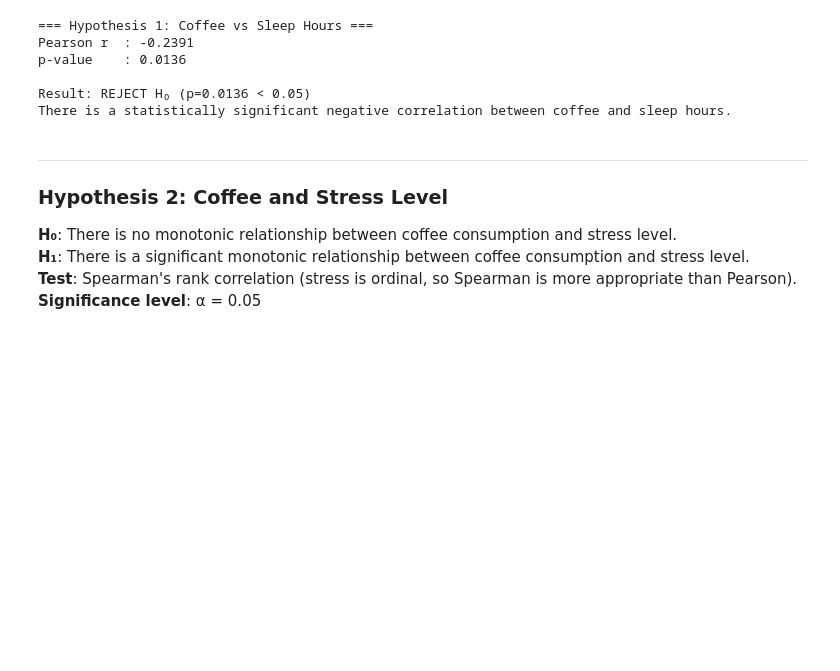
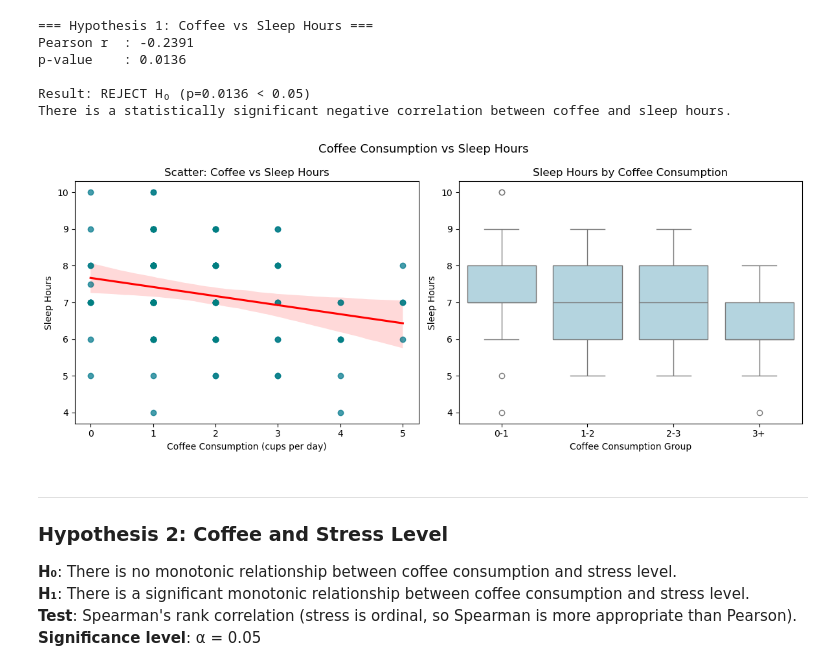
Before and after one commit to Serasb/DSA210-Project, a Jupyter notebook: EDA.ipynb, the cells around one changed output. Drawn from its saved outputs; the diff is of its cells as text; code cells hidden in the pictures; blank space fills up the shorter version.

```diff
--- a/EDA.ipynb
+++ b/EDA.ipynb
@@ -349,6 +349,39 @@ p-value    : 0.0136
 
 Result: REJECT H₀ (p=0.0136 < 0.05)
 There is a statistically significant negative correlation between coffee and sleep hours.
+# %%
+fig, axes = plt.subplots(1, 2, figsize=(12, 5))
+fig.suptitle("Coffee Consumption vs Sleep Hours", fontsize=13)
+sns.regplot(
+    x="coffee",
+    y="sleep_hours",
+    data=df,
+    ax=axes[0],
+    scatter_kws={'alpha': 0.5},
+    line_kws={'color': 'red'}
+)
+# Scatter plot
+axes[0].scatter(df["coffee"], df["sleep_hours"], alpha=0.5, color='teal')
+axes[0].set_xlabel("Coffee Consumption (cups per day)")
+axes[0].set_ylabel("Sleep Hours")
+axes[0].set_title("Scatter: Coffee vs Sleep Hours")
+
+# Box plot: sleep grouped by coffee bins
+df["coffee_bin"] = pd.cut(df["coffee"], bins=[0, 1, 2, 3, 10],
+                         labels=["0-1", "1-2", "2-3", "3+"])
+
+sns.boxplot(x="coffee_bin", y="sleep_hours", data=df, ax=axes[1], color="lightblue")
+axes[1].set_title("Sleep Hours by Coffee Consumption")
+axes[1].set_xlabel("Coffee Consumption Group")
+axes[1].set_ylabel("Sleep Hours")
+
+plt.tight_layout()
+plt.show()
+
+# Clean up
+df.drop(columns=["coffee_bin"], inplace=True)
+# %% [output]
+[figure, added]
 # %% [markdown]
 ---
 
```
Also changed, not shown: parts of 5 cells of this notebook.
